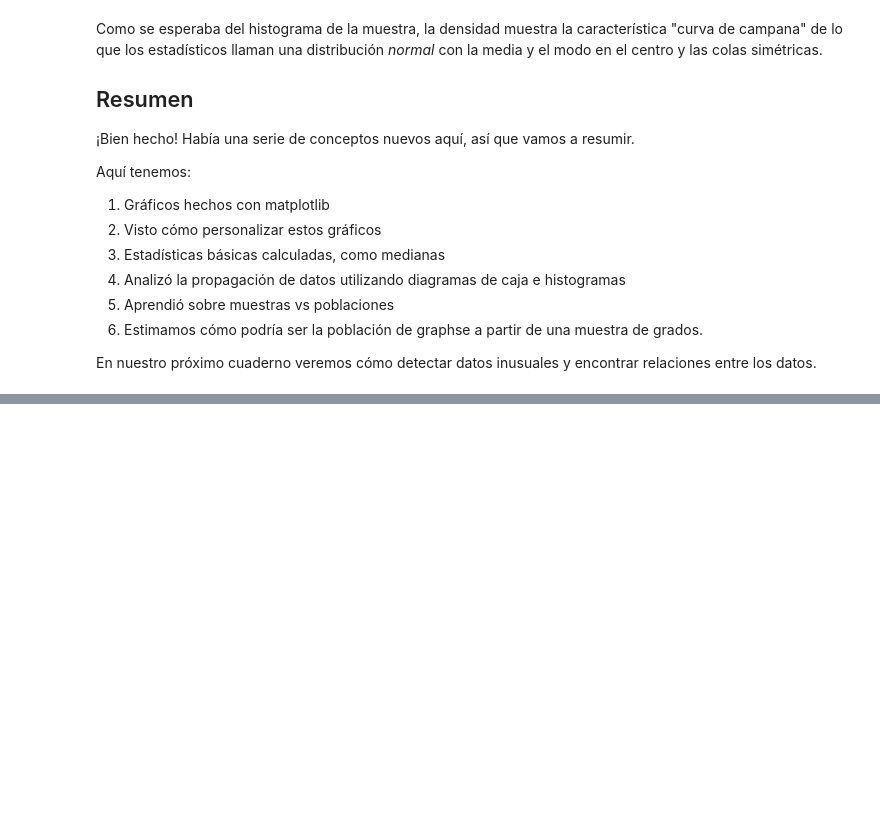
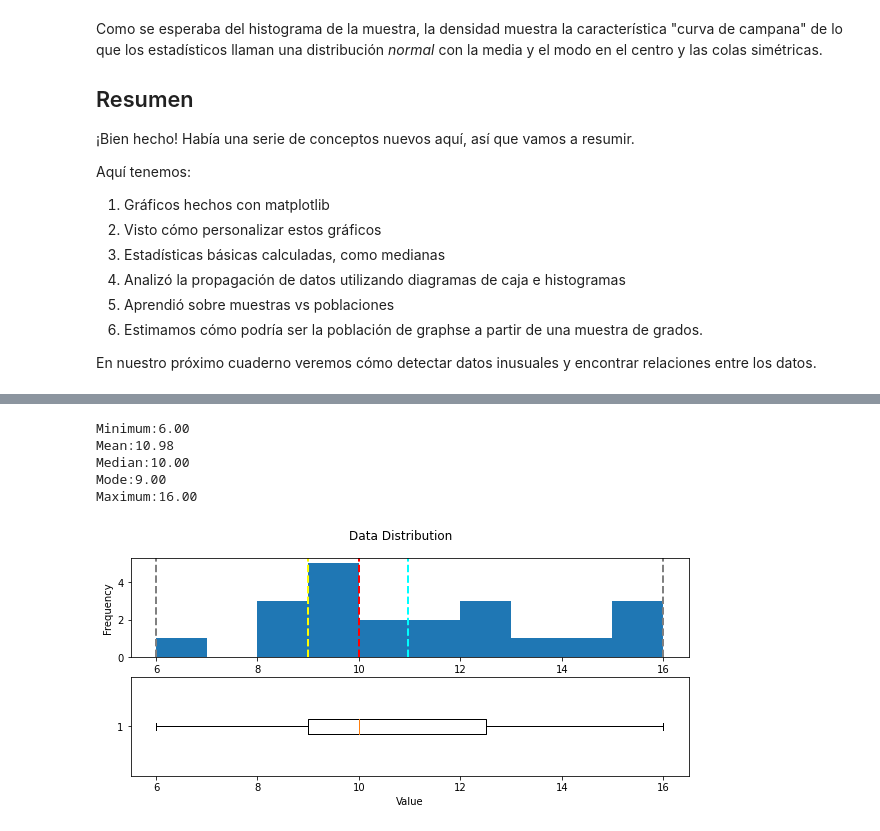
Before and after one commit to DMichelA/Extraccion-de-conocimientos-de-base-de-datos, a Jupyter notebook: Explore and analyse data with Python.ipynb, the cells around one changed output, grey strips where cells are left out. Cells and saved outputs as stored; diff of their text form; code cells hidden in the pictures; blank space fills up the shorter version.

```diff
--- a/Explore and analyse data with Python.ipynb
+++ b/Explore and analyse data with Python.ipynb
@@ -902,0 +1060,16 @@ En nuestro próximo cuaderno veremos cómo detectar datos inusuales y encontrar
+# %%
+# Calcular el percentil 0.01
+q01 = df_students.StudyHours.quantile(0.01)
+
+# Obtener la variable para examinar
+col = df_students[df_students.StudyHours>q01]['StudyHours']
+
+# Llamar a la función
+show_distribution(col)
+# %% [output]
+Minimum:6.00
+Mean:10.98
+Median:10.00
+Mode:9.00
+Maximum:16.00
+[figure, added]
```
Also changed, not shown: parts of 37 cells of this notebook.
